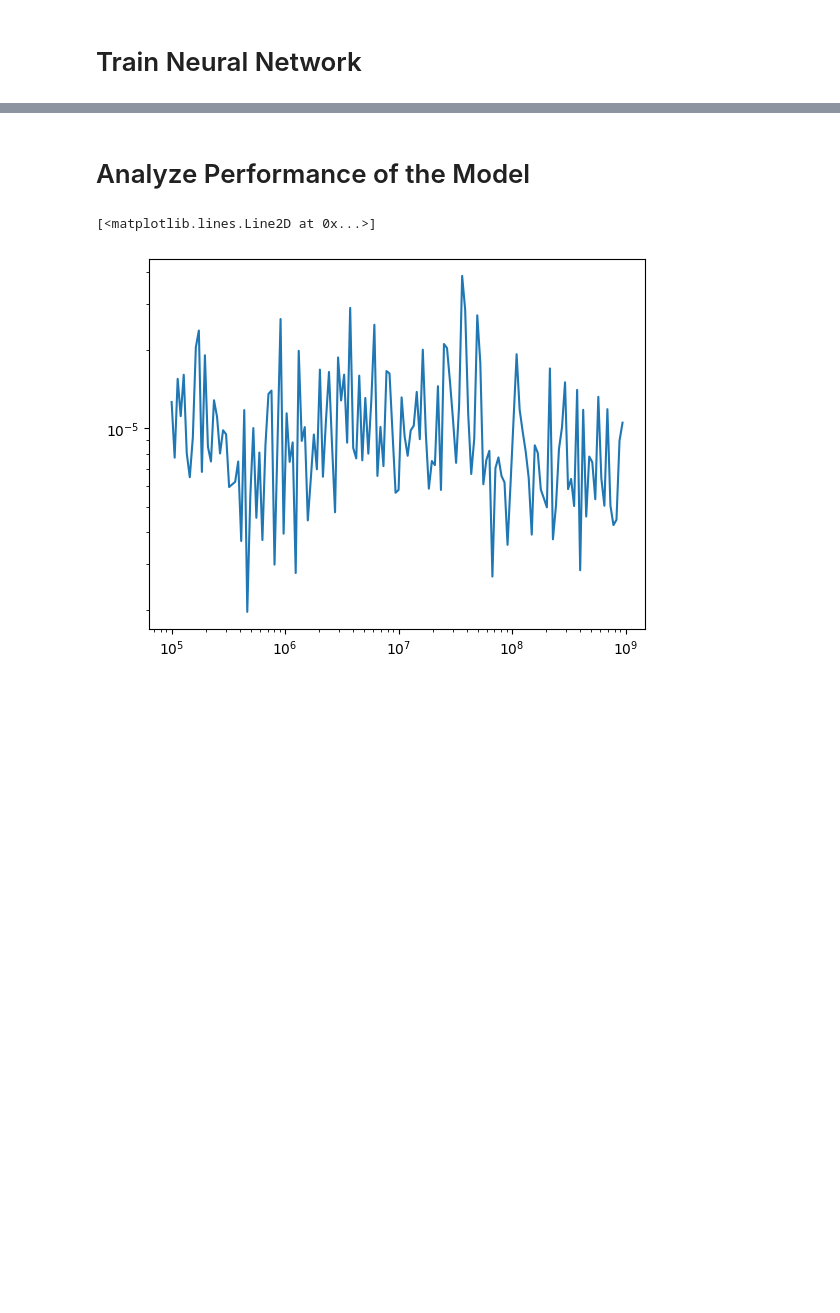
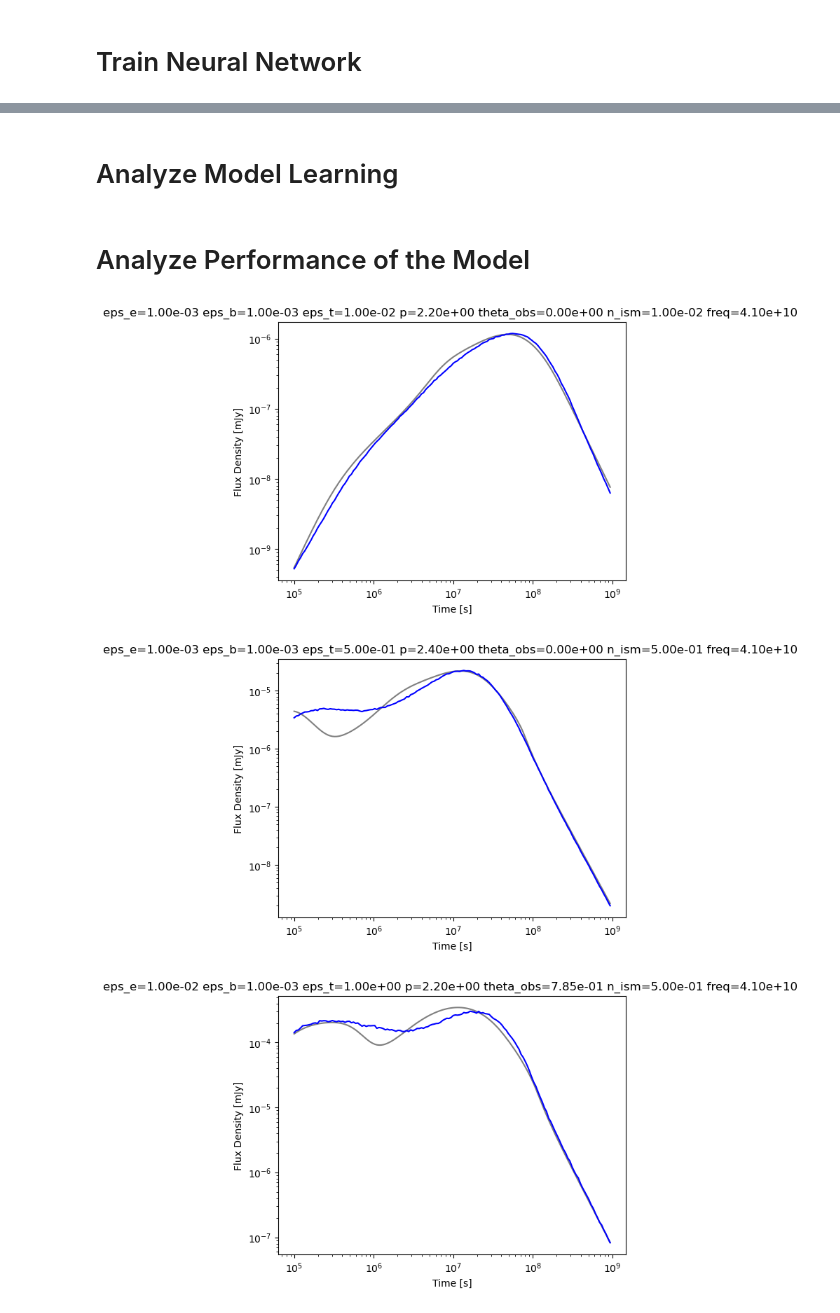
Before and after one commit to vsevolodnedora/PBA_projects, a Jupyter notebook: ml_lightcurve/datasets.ipynb, the cells around one changed output, grey strips where cells are left out. Cells and saved outputs as stored; diff of their text form; code cells hidden in the pictures; blank space fills up the shorter version.

Commit message:
playing with model, untested

```diff
--- a/ml_lightcurve/datasets.ipynb
+++ b/ml_lightcurve/datasets.ipynb
@@ -214,7 +165,8 @@ class LightCurveDataset(Dataset):
     LightCurve dataset
     Dispatches a lightcurve to the appropriate index
     """
-    def __init__(self, pars:np.ndarray, lcs:np.ndarray, times:np.ndarray):
+    def __init__(self, pars:np.ndarray, lcs:np.ndarray, times:np.ndarray, device="gpu"):
+        self.device = device
         self.pars = np.array(pars)
         self.lcs = np.array(lcs)
         assert self.pars.shape[0] == self.lcs.shape[0], "size mismatch between lcs and pars"
@@ -236,8 +188,8 @@ class LightCurveDataset(Dataset):
 
     def __getitem__(self, index):
         """ returns image/lc, vars(params)[normalized], vars(params)[physical] """
-        return (torch.from_numpy(self.lcs_log_norm[index]).to('cuda').to(torch.float),
-                torch.from_numpy(self.pars_normed[index]).to('cuda').to(torch.float),  # .reshape(-1,1)
+        return (torch.from_numpy(self.lcs_log_norm[index]).to(self.device).to(torch.float),
+                torch.from_numpy(self.pars_normed[index]).to(self.device).to(torch.float),  # .reshape(-1,1)
                 self.lcs[index],
                 self.pars[index])
 
@@ -257,6 +209,12 @@ class LightCurveDataset(Dataset):
         return np.power(10, lcs_log_normed * (self.lc_max - self.lc_min) + self.lc_min)
 
     def get_dataloader(self, batch_size=32, test_split=0.2):
+        """
+        If
+        :param batch_size: if 1 it is stochastic gradient descent, else mini-batch gradient descent
+        :param test_split:
+        :return:
+        """
         dataset_size = len(self)
         indices = list(range(dataset_size))
         split = int(np.floor(test_split * dataset_size))
@@ -835,0 +863,2 @@ KeyboardInterrupt:
+# %% [markdown]
+# Analyze Model Learning
@@ -858,12 +892,29 @@ def inference(pars:list, model:CVAE, dataset:LightCurveDataset, device):
     lc_nn = dataset.inverse_transform_lc_log(reconstructions_np)
     return lc_nn
 # 'eps_e', 'eps_b', 'eps_t', 'p', 'theta_obs', 'n_ism', 'freq'
-new_pars = [.1, 0.01, 1., 2.2, 0., 0.01, 2.4e9]
+new_pars = [.1, 0.01, 1., 2.2, 0., 0.001, 2.4e9]
 lc = inference(new_pars, model, dataset, device)
 # %%
-import matplotlib.pyplot as plt
 
-plt.loglog(dataset.times, lc[0])
+def plot_one(i = 0):
+
+    lc = lcs[i]
+    par = pars[i]
+    title = "".join([_par+"="+f"{_val:.2e} " for _par,_val in zip(features_names,par)])
+    plt.loglog(times, lc, color='gray')
+
+    lc_nn = inference(par, model, dataset, device)
+    lc_nn = lc_nn[0]
+    plt.ylabel("Flux Density [mJy]")
+    plt.xlabel("Time [s]")
+    plt.loglog(times, lc_nn, color='blue')
+    plt.title(title)
+    plt.show()
+
+plot_one(10)
+plot_one(1000)
+plot_one(10000)
 # %% [output]
-[<matplotlib.lines.Line2D at 0x...>]
-[figure, old version]
+[figure, new version]
+[figure, added]
+[figure, added]
```
Also changed, not shown: parts of 13 cells of this notebook, 1 other file.
